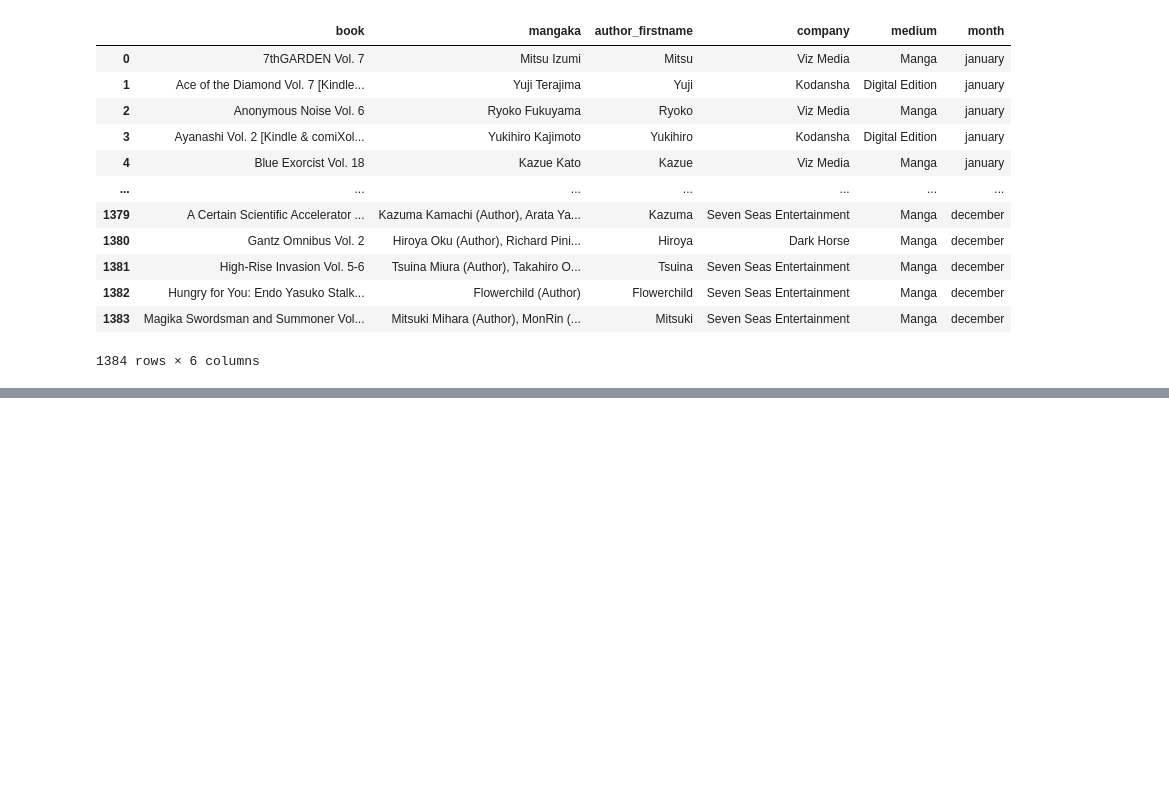
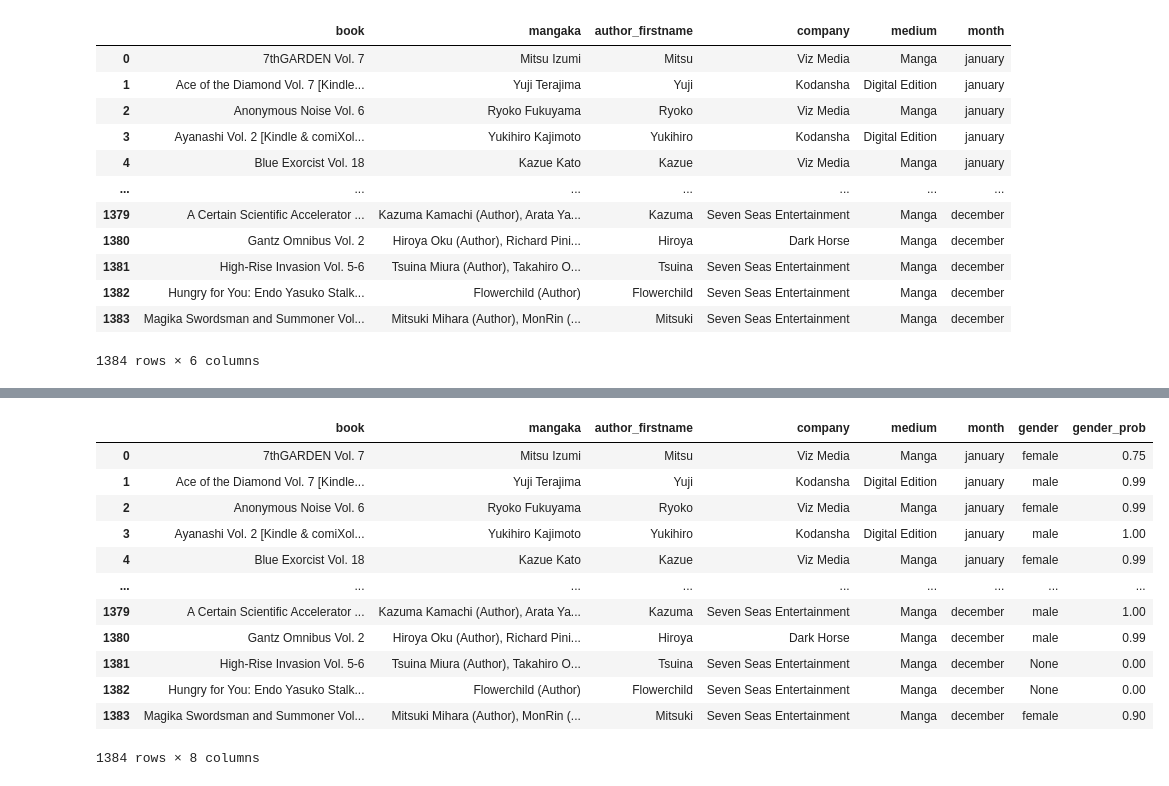
Before and after one commit to sajinashresthacoding/mangaka-scrape, a Jupyter notebook: scraping_notebooks/TEST_genderize_2018.ipynb, the cells around one changed output, grey strips where cells are left out. Saved outputs shown, nothing was run; the diff lists cells and outputs as text; code cells hidden in the pictures; blank space fills up the shorter version.

Commit message:
figured how to use genderize with api key

```diff
--- a/scraping_notebooks/TEST_genderize_2018.ipynb
+++ b/scraping_notebooks/TEST_genderize_2018.ipynb
@@ -167,0 +167,11 @@ GenderizeException: ('Request limit reached', 429, {'Server': 'nginx/1.16.1', 'D
+# %%
+##getting the probability
+gender_prob = lambda name, api_key:\
+requests.get(f'https://api.genderize.io?name={name}&apikey={api_key}').json().get('probability')
+# %%
+def gender_probs(name, api_key):
+    '''
+    takes a string name, returns gender probability based on using gender_data function
+    '''
+    df['gender_prob'] = df['author_firstname'].apply(lambda name: gender_prob(name, api_key))
+    return df
@@ -167,0 +188,5 @@ GenderizeException: ('Request limit reached', 429, {'Server': 'nginx/1.16.1', 'D
+# %%
+api_key = "enter_key_here"
+# %%
+df = gender_column(df, api_key)
+df
@@ -167,0 +207,17 @@ GenderizeException: ('Request limit reached', 429, {'Server': 'nginx/1.16.1', 'D
+# %%
+df = gender_probs(df, api_key)
+df
+# %% [output]
+|  | book | mangaka | author_firstname | company | medium | month | gender | gender_prob |
+| 0 | 7thGARDEN Vol. 7 | Mitsu Izumi | Mitsu | Viz Media | Manga | january | female | 0.75 |
+| 1 | Ace of the Diamond Vol. 7 [Kindle... | Yuji Terajima | Yuji | Kodansha | Digital Edition | january | male | 0.99 |
+| 2 | Anonymous Noise Vol. 6 | Ryoko Fukuyama | Ryoko | Viz Media | Manga | january | female | 0.99 |
+| 3 | Ayanashi Vol. 2 [Kindle & comiXol... | Yukihiro Kajimoto | Yukihiro | Kodansha | Digital Edition | january | male | 1.00 |
+| 4 | Blue Exorcist Vol. 18 | Kazue Kato | Kazue | Viz Media | Manga | january | female | 0.99 |
+| ... | ... | ... | ... | ... | ... | ... | ... | ... |
+| 1379 | A Certain Scientific Accelerator ... | Kazuma Kamachi (Author), Arata Ya... | Kazuma | Seven Seas Entertainment | Manga | december | male | 1.00 |
+| 1380 | Gantz Omnibus Vol. 2 | Hiroya Oku (Author), Richard Pini... | Hiroya | Dark Horse | Manga | december | male | 0.99 |
+| 1381 | High-Rise Invasion Vol. 5-6 | Tsuina Miura (Author), Takahiro O... | Tsuina | Seven Seas Entertainment | Manga | december | None | 0.00 |
+| 1382 | Hungry for You: Endo Yasuko Stalk... | Flowerchild (Author) | Flowerchild | Seven Seas Entertainment | Manga | december | None | 0.00 |
+| 1383 | Magika Swordsman and Summoner Vol... | Mitsuki Mihara (Author), MonRin (... | Mitsuki | Seven Seas Entertainment | Manga | december | female | 0.90 |
+1384 rows × 8 columns
```
Also changed, not shown: parts of 20 cells of this notebook, 2 other files.
